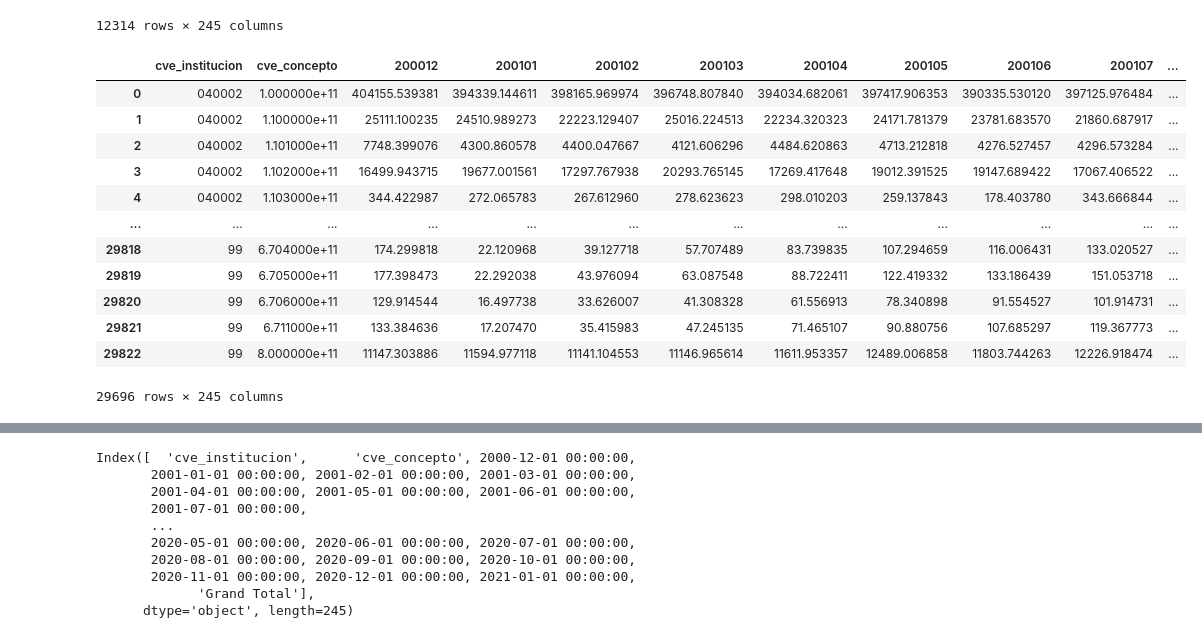
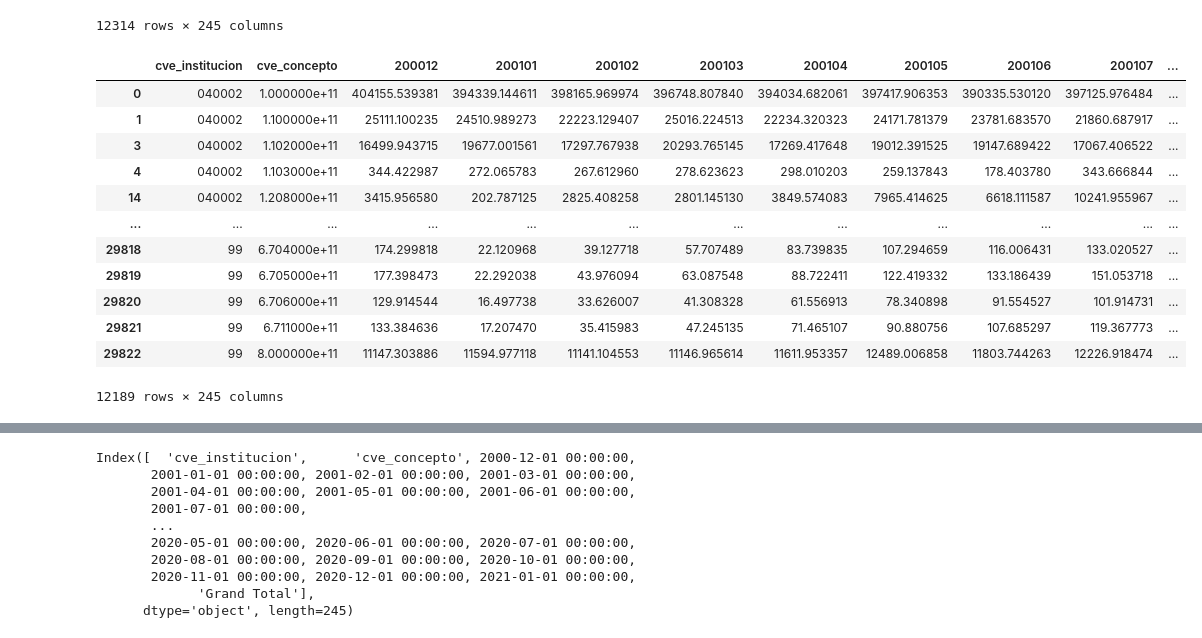
Before and after one commit to luislobo6/Sigma-final-project, a Jupyter notebook: Notebook-LMT.ipynb, the cells around one changed output, grey strips where cells are left out. Saved outputs shown, nothing was run; the diff lists cells and outputs as text; code cells hidden in the pictures.

```diff
--- a/Notebook-LMT.ipynb
+++ b/Notebook-LMT.ipynb
@@ -108,21 +121,22 @@ data_clean
 | 29823 | 99 Total | NaN | 8.305512e+04 | 7.680495e+04 | 7.441272e+04 | 7.512943e+04 | 7.880314e+04 | 8.468307e+04 | 8.075756e+04 | 8.352717e+04 | ... |
 | 29824 | Grand Total | NaN | 7.002391e+07 | 6.084185e+07 | 6.265189e+07 | 6.399945e+07 | 6.415659e+07 | 6.584799e+07 | 6.783114e+07 | 6.962590e+07 | ... |
 12314 rows × 245 columns
-# %%
-data_clean = data.dropna(subset=["cve_concepto"])
-data_clean
-# %% [output]
-|  | cve_institucion | cve_concepto | 200012 | 200101 | 200102 | 200103 | 200104 | 200105 | 200106 | 200107 | ... |
-| 0 | 040002 | 1.000000e+11 | 404155.539381 | 394339.144611 | 398165.969974 | 396748.807840 | 394034.682061 | 397417.906353 | 390335.530120 | 397125.976484 | ... |
-| 1 | 040002 | 1.100000e+11 | 25111.100235 | 24510.989273 | 22223.129407 | 25016.224513 | 22234.320323 | 24171.781379 | 23781.683570 | 21860.687917 | ... |
-| 2 | 040002 | 1.101000e+11 | 7748.399076 | 4300.860578 | 4400.047667 | 4121.606296 | 4484.620863 | 4713.212818 | 4276.527457 | 4296.573284 | ... |
-| 3 | 040002 | 1.102000e+11 | 16499.943715 | 19677.001561 | 17297.767938 | 20293.765145 | 17269.417648 | 19012.391525 | 19147.689422 | 17067.406522 | ... |
-| 4 | 040002 | 1.103000e+11 | 344.422987 | 272.065783 | 267.612960 | 278.623623 | 298.010203 | 259.137843 | 178.403780 | 343.666844 | ... |
-| ... | ... | ... | ... | ... | ... | ... | ... | ... | ... | ... | ... |
-| 29818 | 99 | 6.704000e+11 | 174.299818 | 22.120968 | 39.127718 | 57.707489 | 83.739835 | 107.294659 | 116.006431 | 133.020527 | ... |
-| 29819 | 99 | 6.705000e+11 | 177.398473 | 22.292038 | 43.976094 | 63.087548 | 88.722411 | 122.419332 | 133.186439 | 151.053718 | ... |
-| 29820 | 99 | 6.706000e+11 | 129.914544 | 16.497738 | 33.626007 | 41.308328 | 61.556913 | 78.340898 | 91.554527 | 101.914731 | ... |
-| 29821 | 99 | 6.711000e+11 | 133.384636 | 17.207470 | 35.415983 | 47.245135 | 71.465107 | 90.880756 | 107.685297 | 119.367773 | ... |
-| 29822 | 99 | 8.000000e+11 | 11147.303886 | 11594.977118 | 11141.104553 | 11146.965614 | 11611.953357 | 12489.006858 | 11803.744263 | 12226.918474 | ... |
-29696 rows × 245 columns
+# %%
+# Drop the rows where the cve_institucion is empty
+data_clean = data_clean.dropna(subset=["cve_concepto"])
+data_clean
+# %% [output]
+|  | cve_institucion | cve_concepto | 200012 | 200101 | 200102 | 200103 | 200104 | 200105 | 200106 | 200107 | ... |
+| 0 | 040002 | 1.000000e+11 | 404155.539381 | 394339.144611 | 398165.969974 | 396748.807840 | 394034.682061 | 397417.906353 | 390335.530120 | 397125.976484 | ... |
+| 1 | 040002 | 1.100000e+11 | 25111.100235 | 24510.989273 | 22223.129407 | 25016.224513 | 22234.320323 | 24171.781379 | 23781.683570 | 21860.687917 | ... |
+| 3 | 040002 | 1.102000e+11 | 16499.943715 | 19677.001561 | 17297.767938 | 20293.765145 | 17269.417648 | 19012.391525 | 19147.689422 | 17067.406522 | ... |
+| 4 | 040002 | 1.103000e+11 | 344.422987 | 272.065783 | 267.612960 | 278.623623 | 298.010203 | 259.137843 | 178.403780 | 343.666844 | ... |
+| 14 | 040002 | 1.208000e+11 | 3415.956580 | 202.787125 | 2825.408258 | 2801.145130 | 3849.574083 | 7965.414625 | 6618.111587 | 10241.955967 | ... |
+| ... | ... | ... | ... | ... | ... | ... | ... | ... | ... | ... | ... |
+| 29818 | 99 | 6.704000e+11 | 174.299818 | 22.120968 | 39.127718 | 57.707489 | 83.739835 | 107.294659 | 116.006431 | 133.020527 | ... |
+| 29819 | 99 | 6.705000e+11 | 177.398473 | 22.292038 | 43.976094 | 63.087548 | 88.722411 | 122.419332 | 133.186439 | 151.053718 | ... |
+| 29820 | 99 | 6.706000e+11 | 129.914544 | 16.497738 | 33.626007 | 41.308328 | 61.556913 | 78.340898 | 91.554527 | 101.914731 | ... |
+| 29821 | 99 | 6.711000e+11 | 133.384636 | 17.207470 | 35.415983 | 47.245135 | 71.465107 | 90.880756 | 107.685297 | 119.367773 | ... |
+| 29822 | 99 | 8.000000e+11 | 11147.303886 | 11594.977118 | 11141.104553 | 11146.965614 | 11611.953357 | 12489.006858 | 11803.744263 | 12226.918474 | ... |
+12189 rows × 245 columns
 # %%
```
Also changed, not shown: parts of 18 cells of this notebook, 2 other files.
